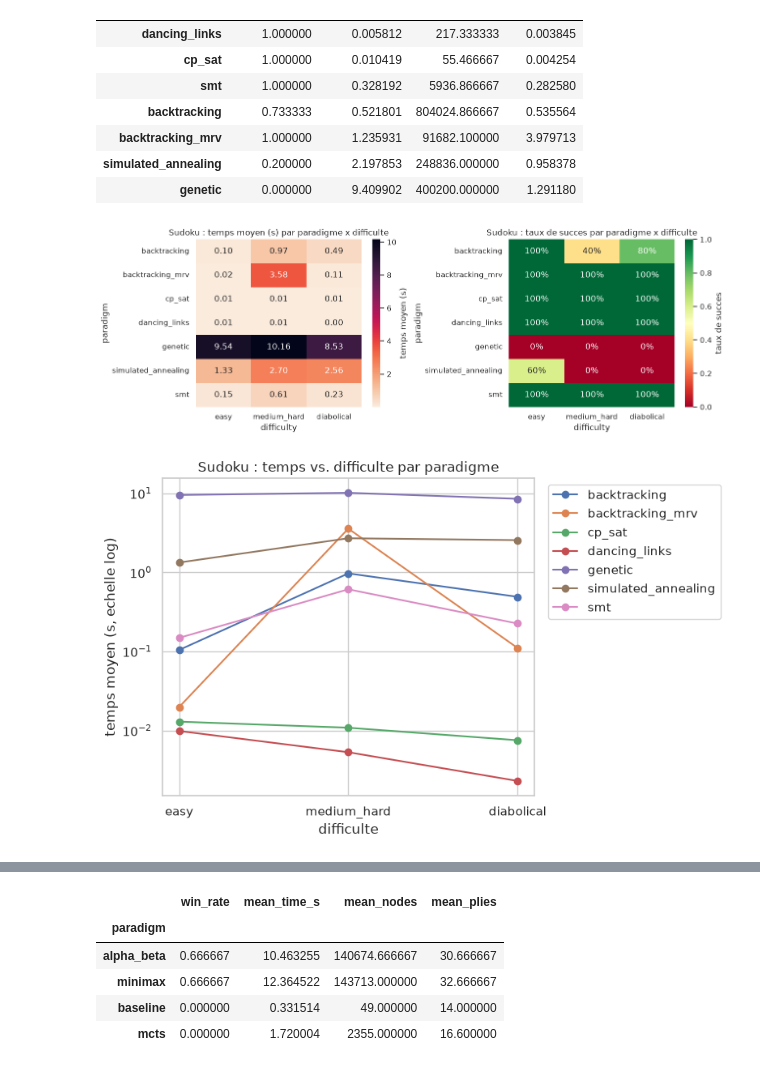
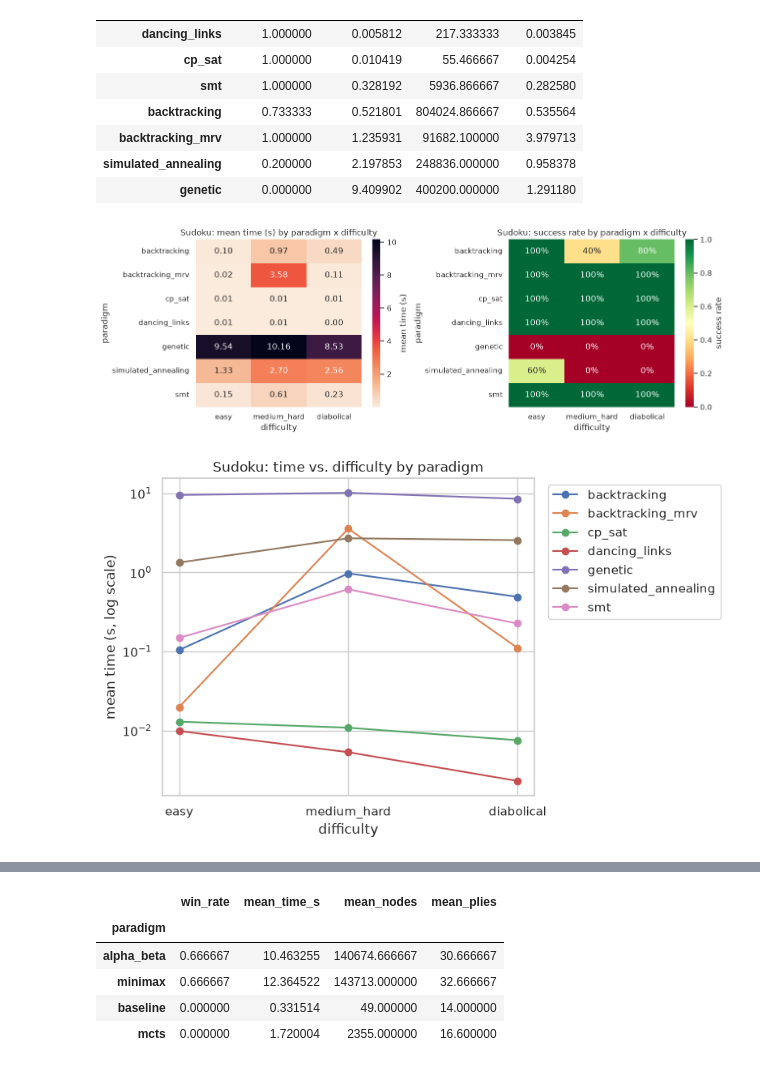
Before and after one commit to touikss/cross-paradigm-solver-benchmark, a Jupyter notebook: notebook.ipynb, the cells around one changed output, grey strips where cells are left out. Saved outputs shown, nothing was run; the diff lists cells and outputs as text; code cells hidden in the pictures.

```diff
--- a/notebook.ipynb
+++ b/notebook.ipynb
@@ -160,21 +156,21 @@ summary_sudoku
 # %%
 fig, axes = plt.subplots(1, 2, figsize=(13, 4.5))
 
 pivot_time = sudoku_df.pivot_table(index="paradigm", columns="difficulty", values="time_seconds", aggfunc="mean")
 pivot_time = pivot_time[["easy", "medium_hard", "diabolical"]]
-sns.heatmap(pivot_time, annot=True, fmt=".2f", cmap="rocket_r", ax=axes[0], cbar_kws={"label": "temps moyen (s)"})
-axes[0].set_title("Sudoku : temps moyen (s) par paradigme x difficulte")
+sns.heatmap(pivot_time, annot=True, fmt=".2f", cmap="rocket_r", ax=axes[0], cbar_kws={"label": "mean time (s)"})
+axes[0].set_title("Sudoku: mean time (s) by paradigm x difficulty")
 
 pivot_success = sudoku_df.pivot_table(index="paradigm", columns="difficulty", values="success", aggfunc="mean")
 pivot_success = pivot_success[["easy", "medium_hard", "diabolical"]]
-sns.heatmap(pivot_success, annot=True, fmt=".0%", cmap="RdYlGn", vmin=0, vmax=1, ax=axes[1], cbar_kws={"label": "taux de succes"})
-axes[1].set_title("Sudoku : taux de succes par paradigme x difficulte")
+sns.heatmap(pivot_success, annot=True, fmt=".0%", cmap="RdYlGn", vmin=0, vmax=1, ax=axes[1], cbar_kws={"label": "success rate"})
+axes[1].set_title("Sudoku: success rate by paradigm x difficulty")
 
 plt.tight_layout()
 plt.savefig("results/figures/sudoku_heatmaps.png", dpi=120)
 plt.show()
 # %% [output]
-[figure, old version]
+[figure, new version]
 # %%
 difficulty_order = {"easy": 0, "medium_hard": 1, "diabolical": 2}
 plot_df = sudoku_df.copy()
@@ -187,13 +183,13 @@ for paradigm, group in plot_df.groupby("paradigm"):
 ax.set_xticks([0, 1, 2])
 ax.set_xticklabels(["easy", "medium_hard", "diabolical"])
 ax.set_yscale("log")
-ax.set_xlabel("difficulte")
-ax.set_ylabel("temps moyen (s, echelle log)")
-ax.set_title("Sudoku : temps vs. difficulte par paradigme")
+ax.set_xlabel("difficulty")
+ax.set_ylabel("mean time (s, log scale)")
+ax.set_title("Sudoku: time vs. difficulty by paradigm")
 ax.legend(bbox_to_anchor=(1.02, 1), loc="upper left")
 plt.tight_layout()
 plt.savefig("results/figures/sudoku_time_vs_difficulty.png", dpi=120)
 plt.show()
 # %% [output]
-[figure, old version]
+[figure, new version]
 # %% [markdown]
```
Also changed, not shown: parts of 15 cells of this notebook, 7 other files.
